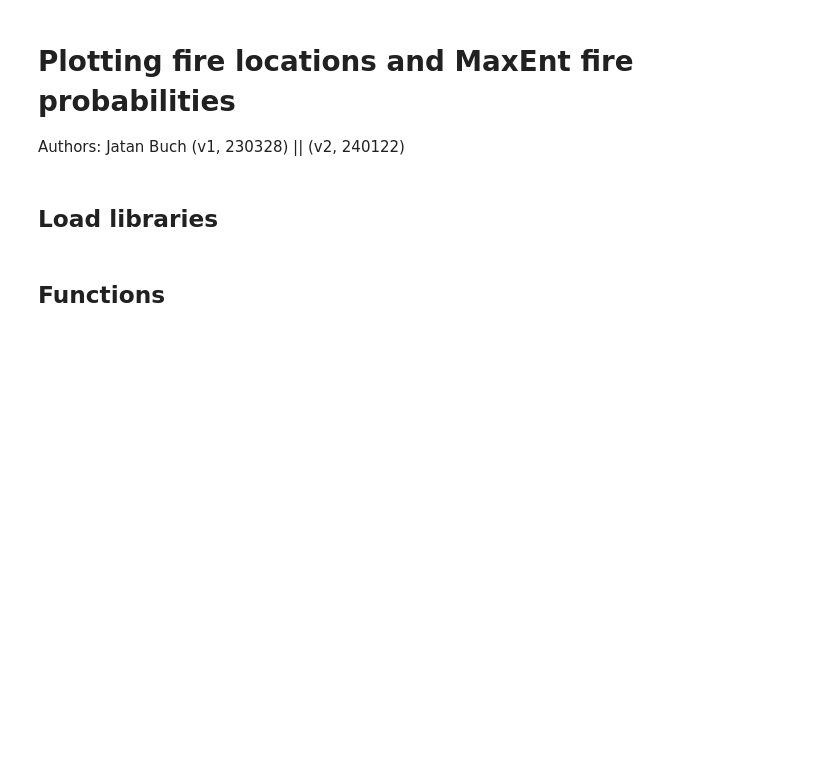
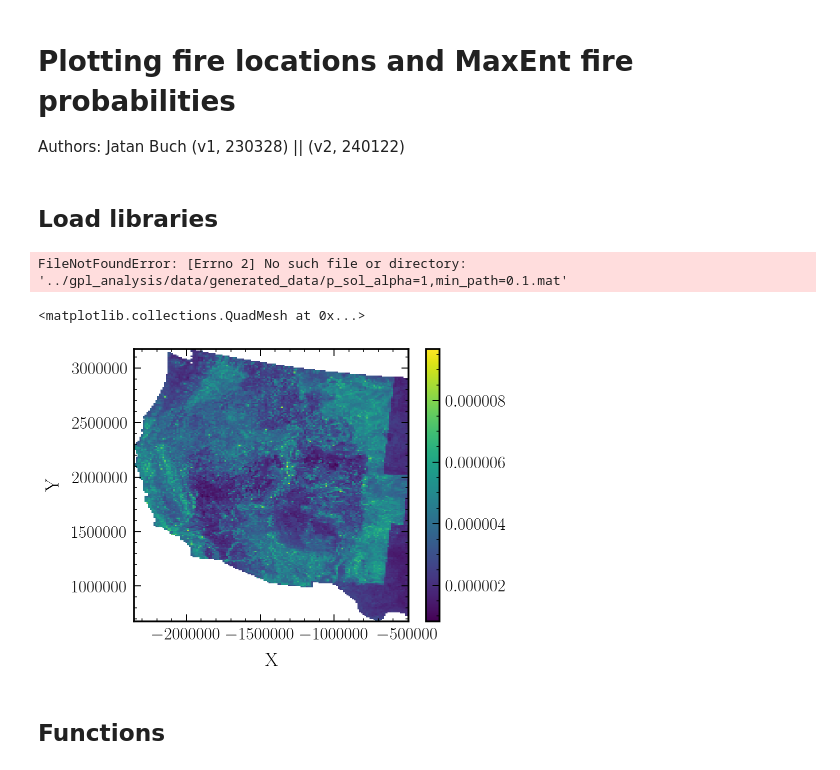
Before and after one commit to Gabriel-P-Langlois/maxent-paper-wildfire, a Jupyter notebook: src/python_scripts/prob_plot_script.ipynb, the cells around one changed output. Cells and saved outputs as stored; diff of their text form; code cells hidden in the pictures; blank space fills up the shorter version.

```diff
--- a/src/python_scripts/prob_plot_script.ipynb
+++ b/src/python_scripts/prob_plot_script.ipynb
@@ -83,6 +83,30 @@ import shap
 # tfd= tfp.distributions
 # from tensorflow.keras.layers import Input, Dense, Activation, Concatenate
 # from tensorflow.keras.callbacks import EarlyStopping, TensorBoard, ReduceLROnPlateau
+# %%
+p_sol_mat= sio.loadmat('../gpl_analysis/data/generated_data/p_sol_alpha=1,min_path=0.1.mat')
+pred_fire_arr= p_sol_mat['reshaped_sol_p'][:, 2].reshape(12, 32240)
+
+pred_freq_xarr= xarray.DataArray(data= pred_fire_arr[0, :].reshape(208, 155),
+                    dims=["Y", "X"],
+                    coords=dict(
+                        X=(["X"], np.linspace(-2349250, -501250, 155)),
+                        Y=(["Y"], np.linspace(3166500, 682500, 208)),),) #maxent_prob_df[0]
+
+for i in tqdm(range(11)):
+    tmp_freq_xarr= xarray.DataArray(data= pred_fire_arr[i+1, :].reshape(208, 155),
+                    dims=["Y", "X"],
+                    coords=dict(
+                        X=(["X"], np.linspace(-2349250, -501250, 155)),
+                        Y=(["Y"], np.linspace(3166500, 682500, 208)),),)
+    pred_freq_xarr= xarray.concat([pred_freq_xarr, tmp_freq_xarr], dim= 'month')
+# %% [output]
+FileNotFoundError: [Errno 2] No such file or directory: '../gpl_analysis/data/generated_data/p_sol_alpha=1,min_path=0.1.mat'
+# %%
+pred_freq_xarr.mean(dim= 'month').plot()
+# %% [output]
+<matplotlib.collections.QuadMesh at 0x...>
+[figure, added]
 # %% [markdown]
 ## Functions
 # %%
```
Also changed, not shown: parts of 9 cells of this notebook.
